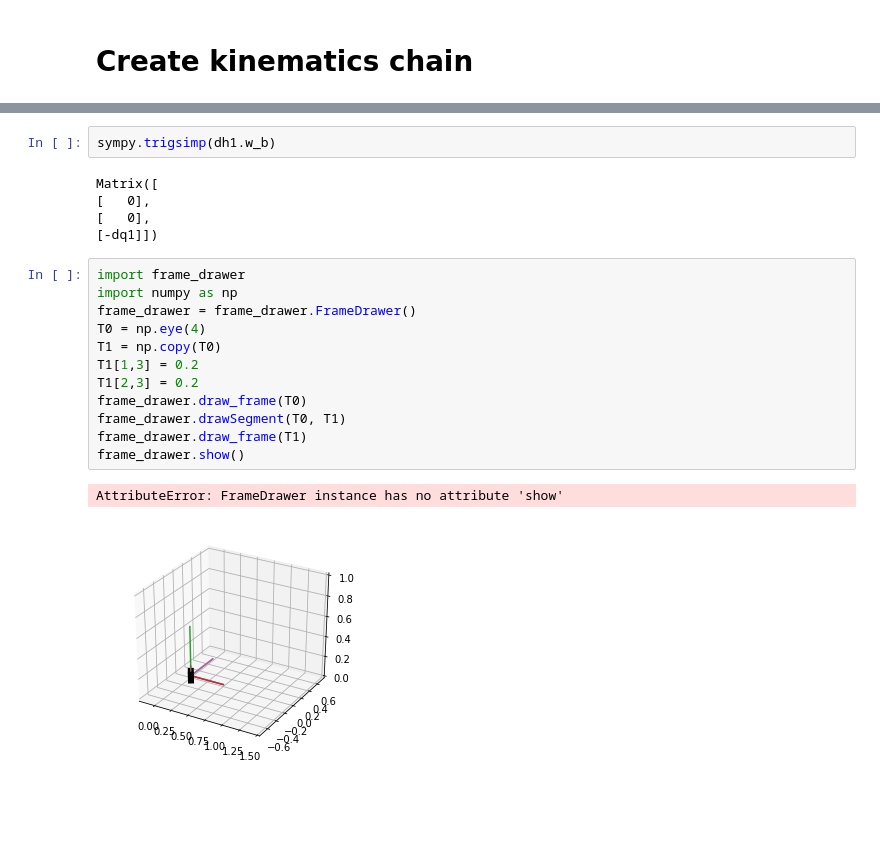
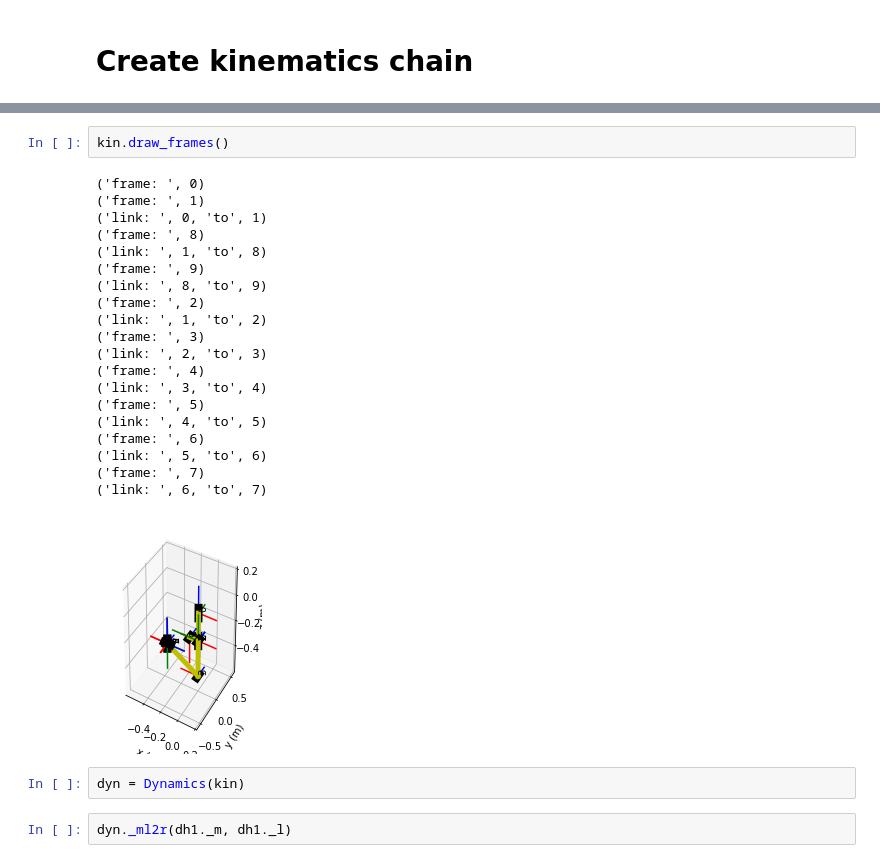
Before and after one commit to WPI-AIM/dvrk_dynamics_identification, a Jupyter notebook: main.ipynb, the cells around one changed output, grey strips where cells are left out. Saved outputs shown, nothing was run; the diff lists cells and outputs as text; blank space fills up the shorter version.

Commit message:
add dynamics relateed functions

```diff
--- a/main.ipynb
+++ b/main.ipynb
@@ -92,22 +77,27 @@ Matrix([
-# %%
-sympy.trigsimp(dh1.w_b)
-# %% [output]
-Matrix([
-[   0],
-[   0],
-[-dq1]])
-# %%
-import frame_drawer
-import numpy as np
-frame_drawer = frame_drawer.FrameDrawer()
-T0 = np.eye(4)
-T1 = np.copy(T0)
-T1[1,3] = 0.2
-T1[2,3] = 0.2
-frame_drawer.draw_frame(T0)
-frame_drawer.drawSegment(T0, T1)
-frame_drawer.draw_frame(T1)
-frame_drawer.show()
-# %% [output]
-AttributeError: FrameDrawer instance has no attribute 'show'
-[figure, removed]
+# %%
+kin.draw_frames()
+# %% [output]
+('frame: ', 0)
+('frame: ', 1)
+('link: ', 0, 'to', 1)
+('frame: ', 8)
+('link: ', 1, 'to', 8)
+('frame: ', 9)
+('link: ', 8, 'to', 9)
+('frame: ', 2)
+('link: ', 1, 'to', 2)
+('frame: ', 3)
+('link: ', 2, 'to', 3)
+('frame: ', 4)
+('link: ', 3, 'to', 4)
+('frame: ', 5)
+('link: ', 4, 'to', 5)
+('frame: ', 6)
+('link: ', 5, 'to', 6)
+('frame: ', 7)
+('link: ', 6, 'to', 7)
+[figure, added]
+# %%
+dyn = Dynamics(kin)
+# %%
+dyn._ml2r(dh1._m, dh1._l)
```
Also changed, not shown: parts of 7 cells of this notebook, 5 other files.
